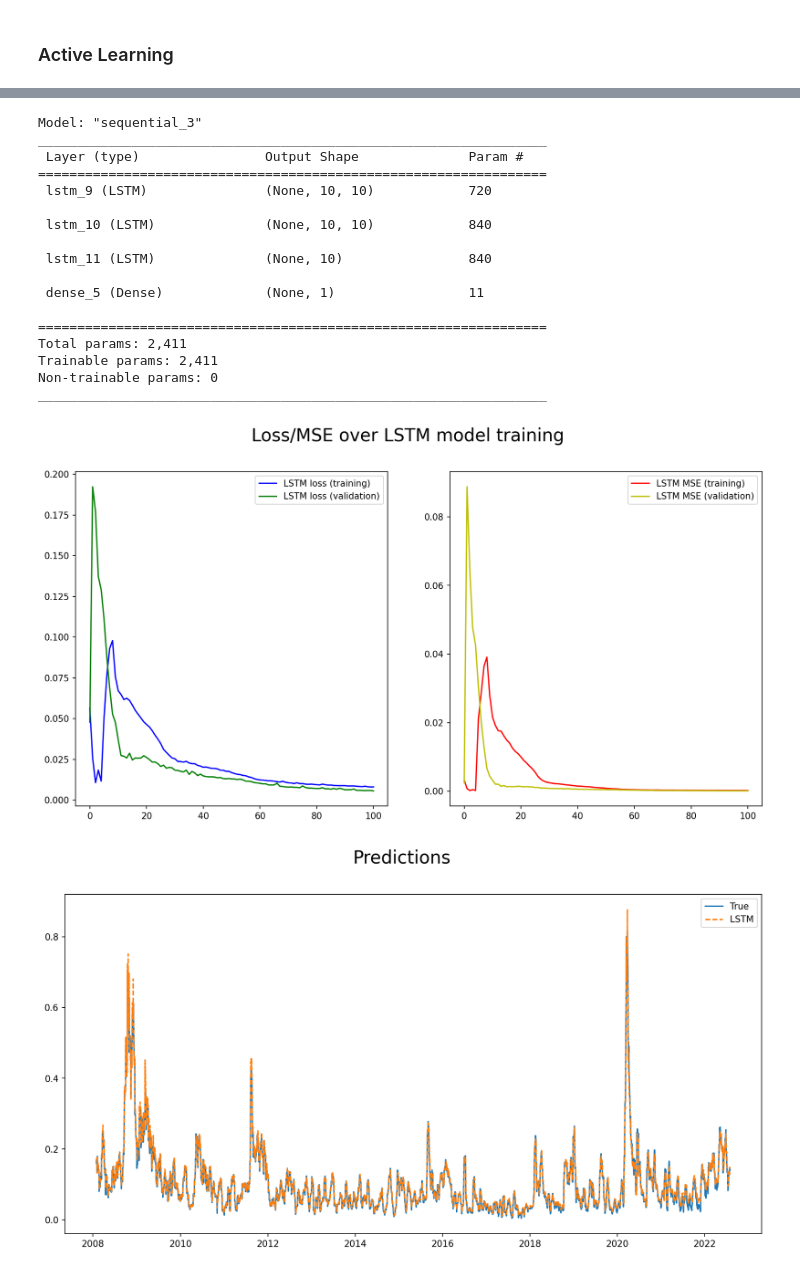
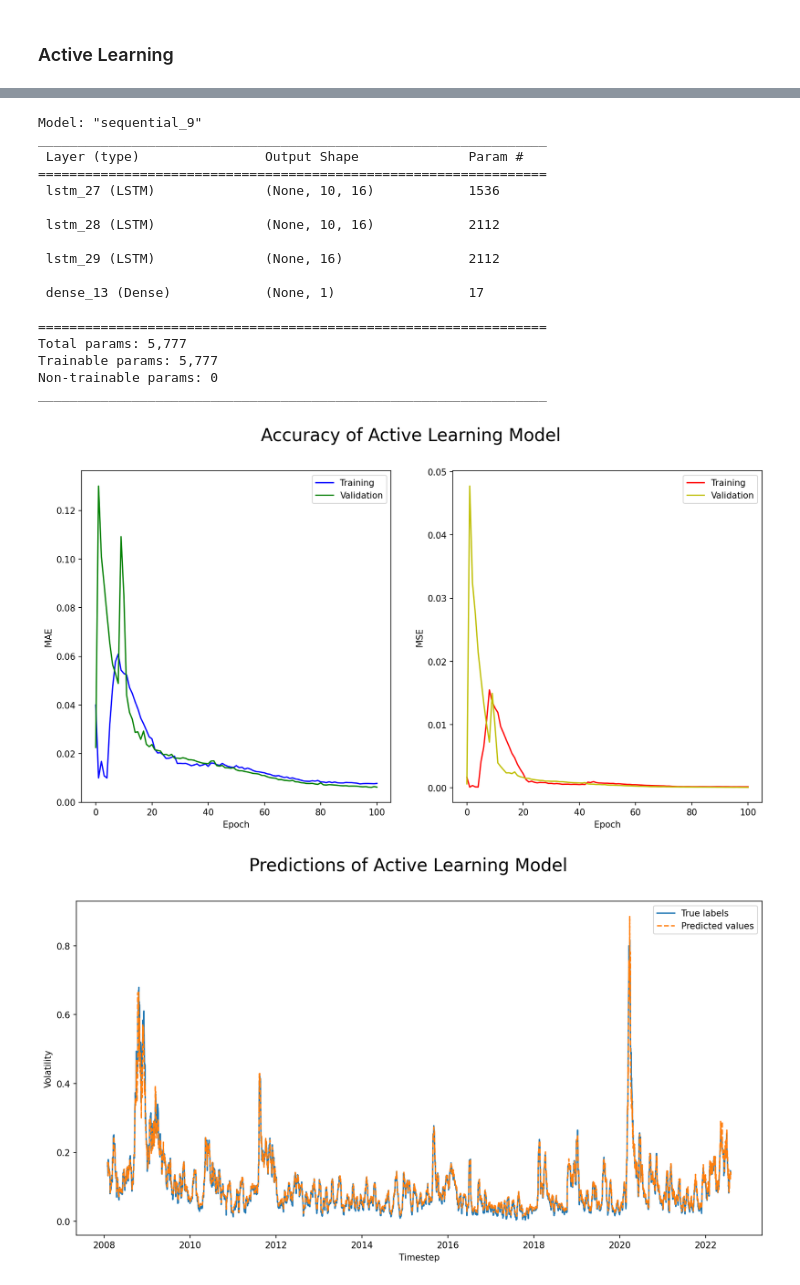
Before and after one commit to gittmp/efficient-deep-learning, a Jupyter notebook: Program/risk-forecasting.ipynb, the cells around one changed output, grey strips where cells are left out. Drawn from its saved outputs; the diff is of its cells as text; code cells hidden in the pictures.

```diff
--- a/Program/risk-forecasting.ipynb
+++ b/Program/risk-forecasting.ipynb
@@ -17,7 +17,7 @@ TRAIN_TEST_SPLIT = TRAIN_VAL_SPLIT = 0.8
 # general model params
 EPOCHS = 100
 BATCH_SIZE = 32
-NODES_PER_LAYER = 10
+NODES_PER_LAYER = 16
 
 # active learning params
 AL_ITERATIONS = 100
@@ -25,7 +25,7 @@ AL_SAMPLE = 100
 AL_EPOCHS = 2
 
 # progressive training params
-PRETRAINING_EPOCHS = 30
+PRETRAINING_EPOCHS = 20
 TUNING_EPOCHS = 30
 
 # low-bit training
@@ -704,9 +774,12 @@ if PROGRESSIVE_TRAINING:
     fig2, ax2 = plt.subplots(figsize=(14, 7), dpi=150)
     fig2.suptitle("Predictions of Supervised Layer-wise Pre-Trained Model", fontsize=20)
 
-    ax2.plot(y_test.flatten(), xlabel='Timestep', ylabel='Volatility', label='True labels')
-    ax2.plot(y_pred_sup, linestyle='--', xlabel='Timestep', ylabel='Volatility', label='Predicted values')
+    ax2.plot(y_test.flatten(), label='True labels')
+    ax2.plot(y_pred_sup, linestyle='--', label='Predicted values')
     ax2.legend(loc=0)
+    ax2.set_xlabel('Timestep')
+    ax2.set_ylabel('Volatility')
+
     plt.show()
 
     try:
@@ -810,8 +905,16 @@ def build_final_model(model, X, y):
 # %%
 if PROGRESSIVE_TRAINING:
+    # train initial model
     encoder, enc_history, total_enc_time = base_autoencoder(X_train)
-    encoder, enc_history, timer = add_autoencoder(encoder, X_train, enc_history)
+
+    # add 2nd LSTM layer & pre-train
+    encoder, enc_history, timer = add_autoencoder(encoder, X_train, enc_history, ret_seq=True)
     total_enc_time += timer
 
+    # add 3rd LSTM layer & pre-train
+    encoder, enc_history, timer = add_autoencoder(encoder, X_train, enc_history, ret_seq=False)
+    total_enc_time += timer
+
+    # conduct final tuning with regression output layer
     regressor, reg_history, total_reg_time = build_final_model(encoder, X_train, y_train)
 # %% [output]
@@ -1045,64 +1176,70 @@ Epoch 2/2
 if ACTIVE_LEARNING:
     lstm_model.summary()
 # %% [output]
-Model: "sequential_3"
+Model: "sequential_9"
 _________________________________________________________________
  Layer (type)                Output Shape              Param #
 =================================================================
- lstm_9 (LSTM)               (None, 10, 10)            720
+ lstm_27 (LSTM)              (None, 10, 16)            1536
 
- lstm_10 (LSTM)              (None, 10, 10)            840
+ lstm_28 (LSTM)              (None, 10, 16)            2112
 
- lstm_11 (LSTM)              (None, 10)                840
+ lstm_29 (LSTM)              (None, 16)                2112
 
- dense_5 (Dense)             (None, 1)                 11
+ dense_13 (Dense)            (None, 1)                 17
 
 =================================================================
-Total params: 2,411
-Trainable params: 2,411
+Total params: 5,777
+Trainable params: 5,777
 Non-trainable params: 0
 _________________________________________________________________
 # %%
 if ACTIVE_LEARNING:
     # training loss plot
     fig1, ax1 = plt.subplots(1, 2, figsize=(14, 7), dpi=150)
-    fig1.suptitle("Loss/MSE over LSTM model training", fontsize=20)
+    fig1.suptitle("Accuracy of Active Learning Model", fontsize=20)
 
-    ax1[0].plot(histories['loss'], color='b', label="LSTM loss (training)")
-    ax1[0].plot(histories['val_loss'], color='g', label="LSTM loss (validation)")
+    ax1[0].plot(histories['loss'], color='b', label="Training")
+    ax1[0].plot(histories['val_loss'], color='g', label="Validation")
     ax1[0].legend(loc=0)
+    ax1[0].set_xlabel('Epoch')
+    ax1[0].set_ylabel('MAE')
 
-    ax1[1].plot(histories['mse'], color='r', label="LSTM MSE (training)")
-    ax1[1].plot(histories['val_mse'], color='y', label="LSTM MSE (validation)")
+    ax1[1].plot(histories['mse'], color='r', label="Training")
+    ax1[1].plot(histories['val_mse'], color='y', label="Validation")
     ax1[1].legend(loc=0)
+    ax1[1].set_xlabel('Epoch')
+    ax1[1].set_ylabel('MSE')
 
     try:
         fig1.savefig('./drive/MyDrive/UCL/Thesis/results/loss-active.png')
     except FileNotFoundError:
         fig1.savefig('./loss-active.png')
 
     # prediction plot
     y_pred_al = lstm_model.predict(X_test)
     y_pred_al = y_pred_al.flatten()
     y_test_plot = pd.Series(y_test.flatten(), index=X.returns[split + LOOKBACK_WINDOW:].keys())
 
     fig2, ax2 = plt.subplots(figsize=(14, 7), dpi=150)
-    fig2.suptitle("Predictions", fontsize=20)
+    fig2.suptitle("Predictions of Active Learning Model", fontsize=20)
 
     y_pred_plot = pd.Series(y_pred_al, index=X.returns[split + LOOKBACK_WINDOW:].keys())
+    ax2.plot(y_test_plot, label='True labels')
+    ax2.plot(y_pred_plot, linestyle='--', label='Predicted values')
+    ax2.legend(loc=0)
+    ax2.set_xlabel('Timestep')
+    ax2.set_ylabel('Volatility')
 
-    ax2.plot(y_test_plot, label='True')
-    ax2.plot(y_pred_plot, linestyle='--', label='LSTM')
-    ax2.legend(loc=0)
     plt.show()
 
     try:
         fig2.savefig('./drive/MyDrive/UCL/Thesis/results/predictions-active.png')
     except FileNotFoundError:
         fig2.savefig('./predictions-active.png')
 # %% [output]
-[figure, old version]
+[figure, new version]
-[figure, old version]
+[figure, new version]
 # %%
 if ACTIVE_LEARNING:
     # metrics
```
Also changed, not shown: parts of 30 cells of this notebook.
